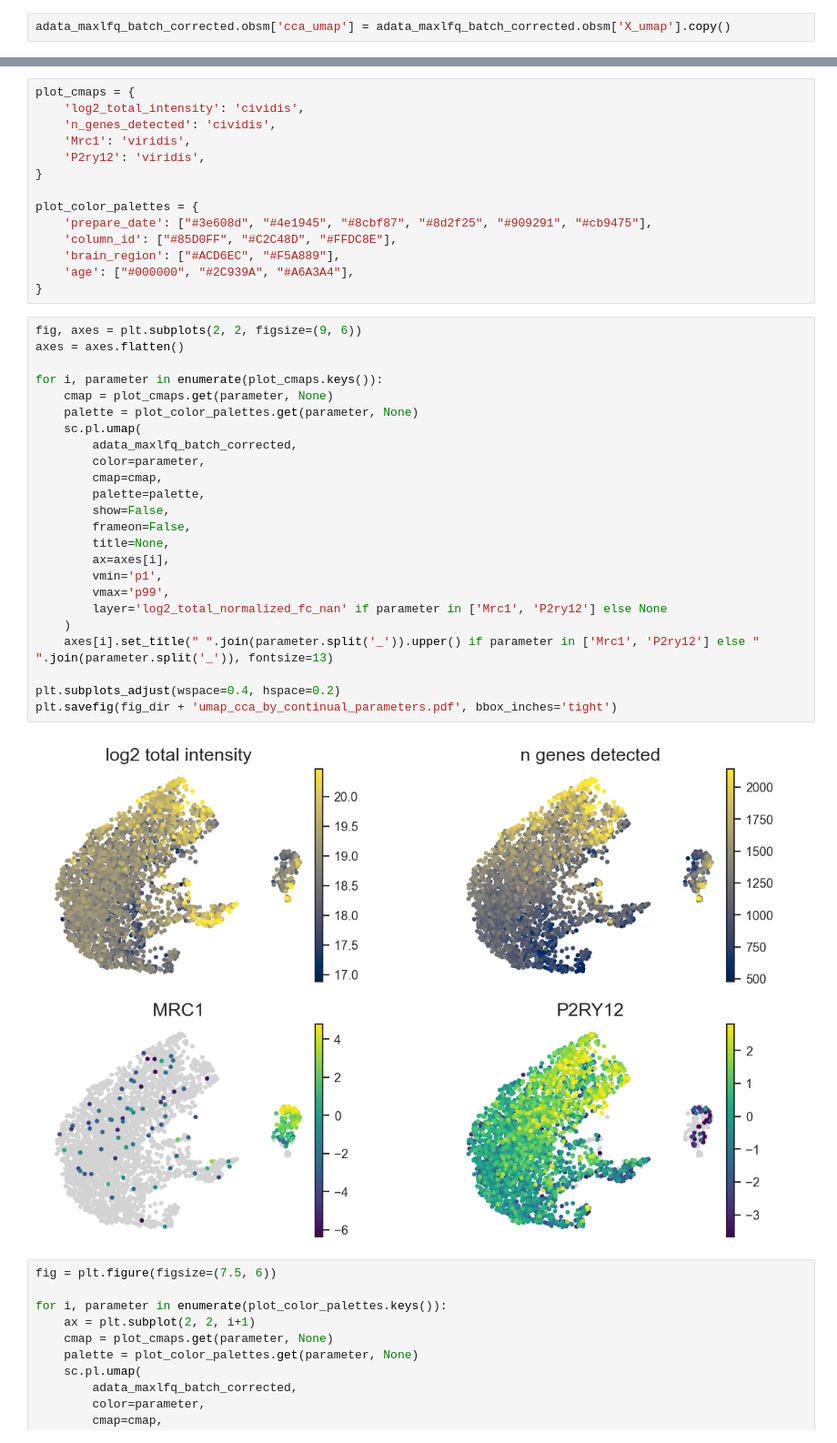
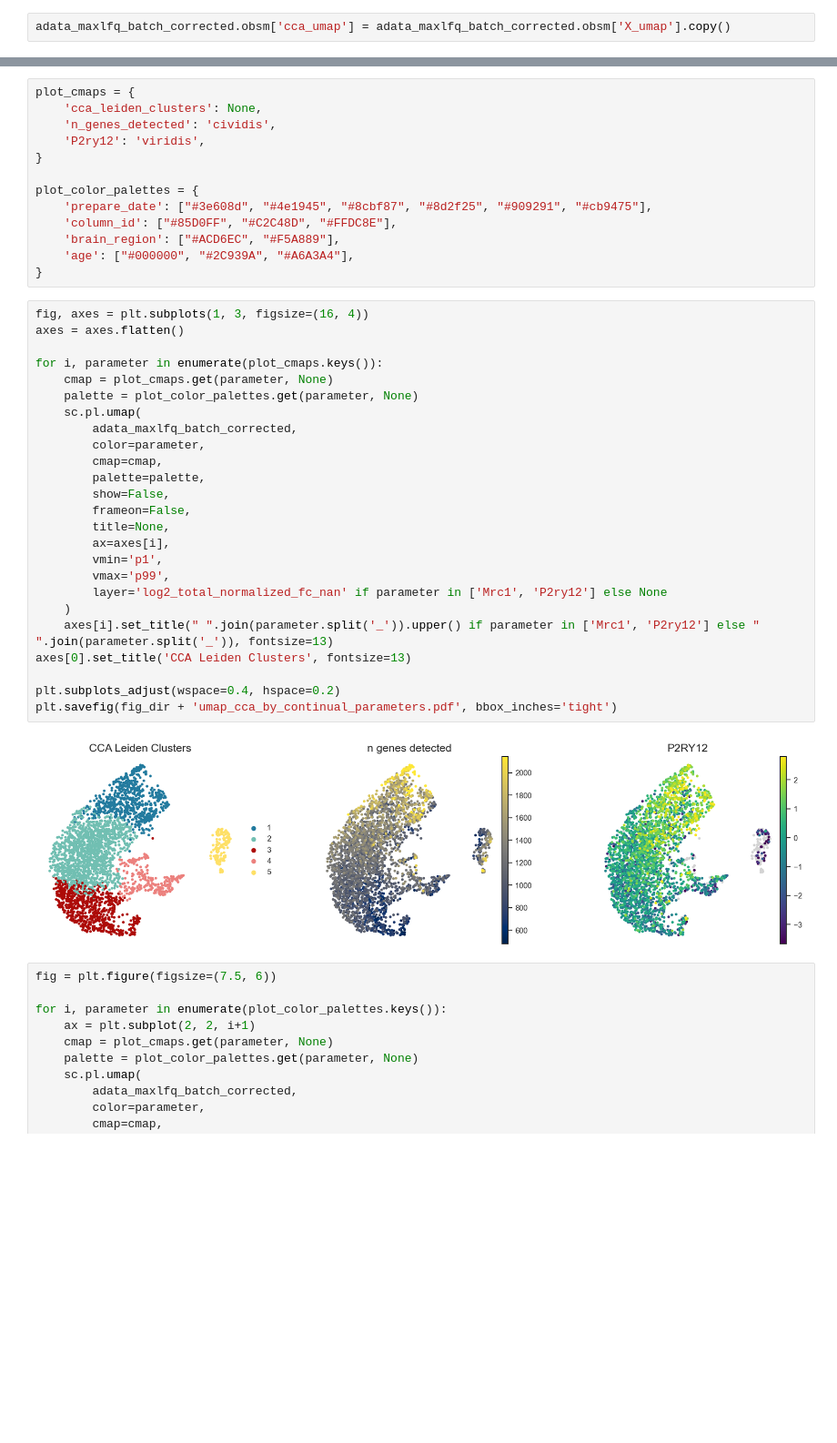
Before and after one commit to SilverCopper/SCP_microglia_code, a Jupyter notebook: 1_5_clustering.ipynb, the cells around one changed output, grey strips where cells are left out. Shown at 91% size. Saved outputs shown, nothing was run; the diff lists cells and outputs as text; blank space fills up the shorter version.

```diff
--- a/1_5_clustering.ipynb
+++ b/1_5_clustering.ipynb
@@ -167,8 +184,7 @@ plt.savefig(fig_dir + "umap_cca_leiden_clusters.pdf", dpi=300, bbox_inches='tigh
 # %%
 plot_cmaps = {
-    'log2_total_intensity': 'cividis',
+    'cca_leiden_clusters': None,
     'n_genes_detected': 'cividis',
-    'Mrc1': 'viridis',
     'P2ry12': 'viridis',
 }
 
@@ -179,31 +195,32 @@ plot_color_palettes = {
     'age': ["#000000", "#2C939A", "#A6A3A4"],
 }
 # %%
-fig, axes = plt.subplots(2, 2, figsize=(9, 6))
+fig, axes = plt.subplots(1, 3, figsize=(16, 4))
 axes = axes.flatten()
 
 for i, parameter in enumerate(plot_cmaps.keys()):
     cmap = plot_cmaps.get(parameter, None)
     palette = plot_color_palettes.get(parameter, None)
     sc.pl.umap(
         adata_maxlfq_batch_corrected,
         color=parameter,
         cmap=cmap,
         palette=palette,
         show=False,
         frameon=False,
         title=None,
         ax=axes[i],
         vmin='p1',
         vmax='p99',
         layer='log2_total_normalized_fc_nan' if parameter in ['Mrc1', 'P2ry12'] else None
     )
     axes[i].set_title(" ".join(parameter.split('_')).upper() if parameter in ['Mrc1', 'P2ry12'] else " ".join(parameter.split('_')), fontsize=13)
+axes[0].set_title('CCA Leiden Clusters', fontsize=13)
 
 plt.subplots_adjust(wspace=0.4, hspace=0.2)
 plt.savefig(fig_dir + 'umap_cca_by_continual_parameters.pdf', bbox_inches='tight')
 # %% [output]
-[figure, old version]
+[figure, new version]
 # %%
 fig = plt.figure(figsize=(7.5, 6))
 
```
Also changed, not shown: parts of 7 cells of this notebook, 9 other files.
